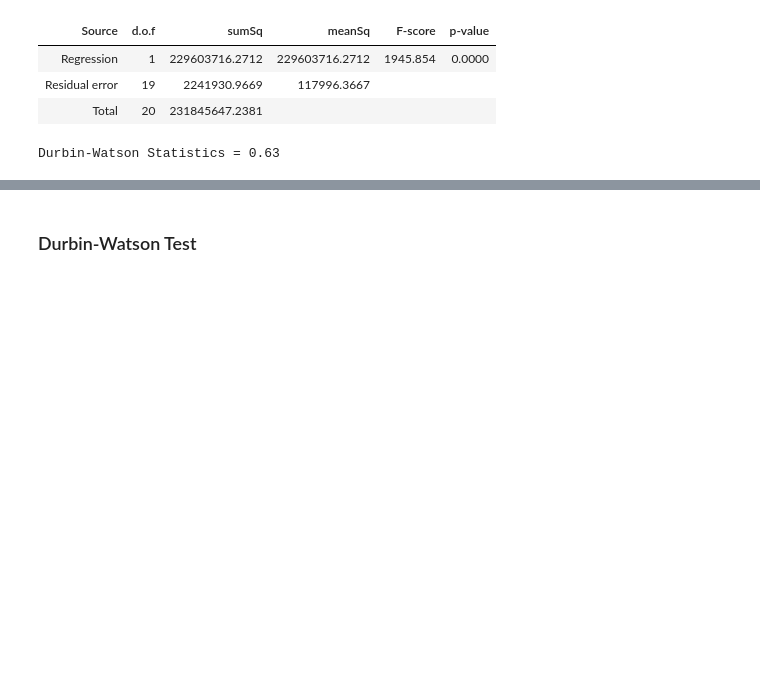
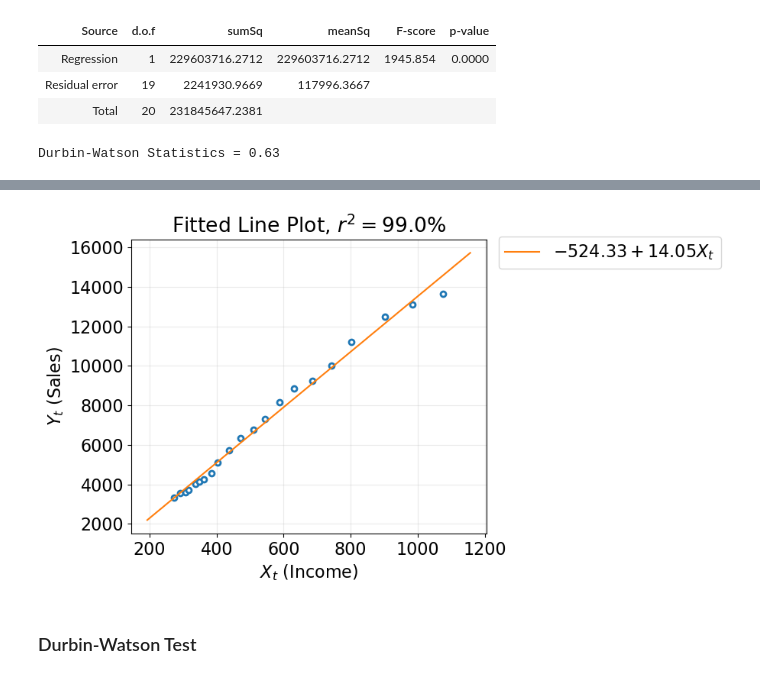
Before and after one commit to LugoBlogger/SI-201-542-forecasting-technique, a Jupyter notebook: chapter-07/07-example-05-generalized-diff.ipynb, the cells around one changed output, grey strips where cells are left out. Cells and saved outputs as stored; diff of their text form; code cells hidden in the pictures; blank space fills up the shorter version.

```diff
--- a/chapter-07/07-example-05-generalized-diff.ipynb
+++ b/chapter-07/07-example-05-generalized-diff.ipynb
@@ -299,8 +390,9 @@ def get_minitab_out(df, n_vars=2, new_column=None, withCorrMatrix=False,
   # -- print Durbin-Watson statistics
   print(f"Durbin-Watson Statistics = {dw_stats:.2f}")
 
-  return {"regress": regress, "corr_matrix": corr_matrix,
-    "R_sq": R_sq, "dw_stats": dw_stats}
+  return {"regress": regress, "param_stderr": SE_coef,
+    "param_t_stat": t_scores, "param_p_vals": p_values,
+    "corr_matrix": corr_matrix, "R_sq": R_sq, "dw_stats": dw_stats}
 # %% [markdown]
 ### Perform Durbin-Watson Test
 # %%
@@ -403,7 +495,7 @@ header: ['Sales ($1,000s) Y_t', 'Income ($ millions) X_t']
 | 20 | 13640 | 1076.7 |
 # %%
 column_name = ["Sales", "Income"]
-out_dict = get_minitab_out(df_minitab, n_vars=len(column_name)-1,
+out_dict1 = get_minitab_out(df_minitab, n_vars=len(column_name)-1,
   new_column=column_name, withVIF=False, withCorrMatrix=False)
 # %% [output]
 Regression Analysis: Sales versus Income
@@ -421,0 +516,3 @@ Durbin-Watson Statistics = 0.63
+# %%
+df_fit = df_minitab.copy()
+out_dict1
@@ -422,3 +527,36 @@ Durbin-Watson Statistics = 0.63
+# %%
+fig, ax = plt.subplots(figsize=(6, 5))
+
+ax.plot(df_fit["X_1"], df_fit["Y"],
+  marker='o', markersize=5, markerfacecolor='white',
+  linestyle='None', markeredgewidth=2)
+
+regress = out_dict1["regress"]
+b0 = regress.intercept_
+b1 = regress.coef_[0]
+
+data_t_min = df_fit["X_1"].min()
+data_t_max = df_fit["X_1"].max()
+t_offset = 0.1*(data_t_max - data_t_min)
+t_regress = np.linspace(data_t_min - t_offset, data_t_max + t_offset)
+regress_label = r"${:.2f} + {:.2f}X_t$".format(b0, b1) \
+  if b1 > 0 else r"${:.2f}{:.2f}X_t$".format(b0, b1)
+
+ax.plot(t_regress, b0 + b1*t_regress,
+  linestyle='-',
+  label=regress_label)
+
+ax.set_xlabel(r"$X_t$ (Income)")
+ax.set_ylabel(r"$Y_t$ (Sales)")
+
+rSq = out_dict1["R_sq"]
+ax.set_title(r"Fitted Line Plot, $r^2={:.1f}$%".format(rSq*100))
+
+ax.legend(loc="upper left", bbox_to_anchor=[1.01, 1.04])
+ax.grid("on")
+plt.show(fig)
+# %% [output]
+[figure, added]
 # %% [markdown]
 ### Durbin-Watson Test
 # %% [markdown]
```
Also changed, not shown: parts of 26 cells of this notebook.
